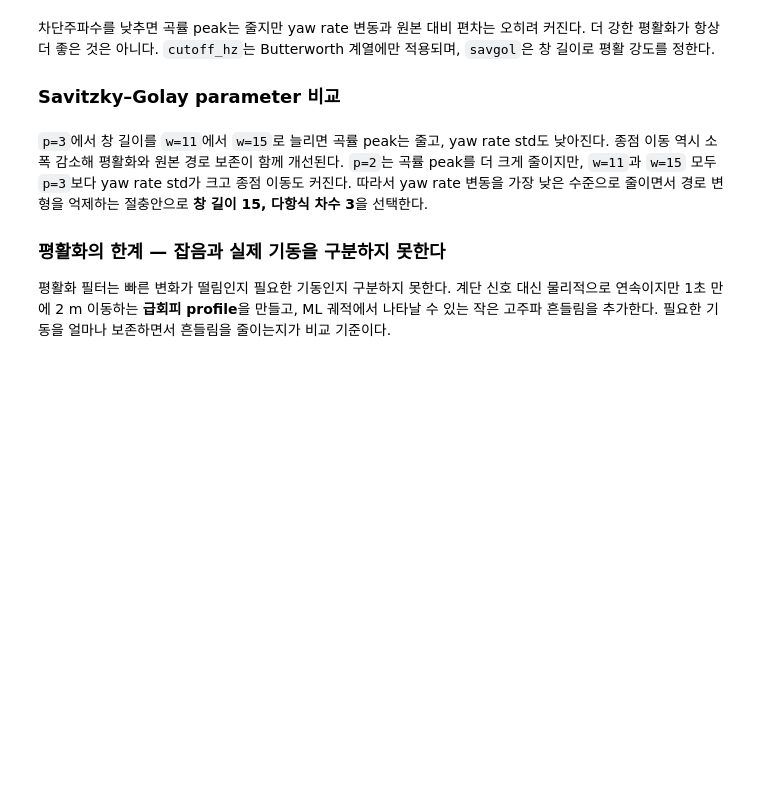
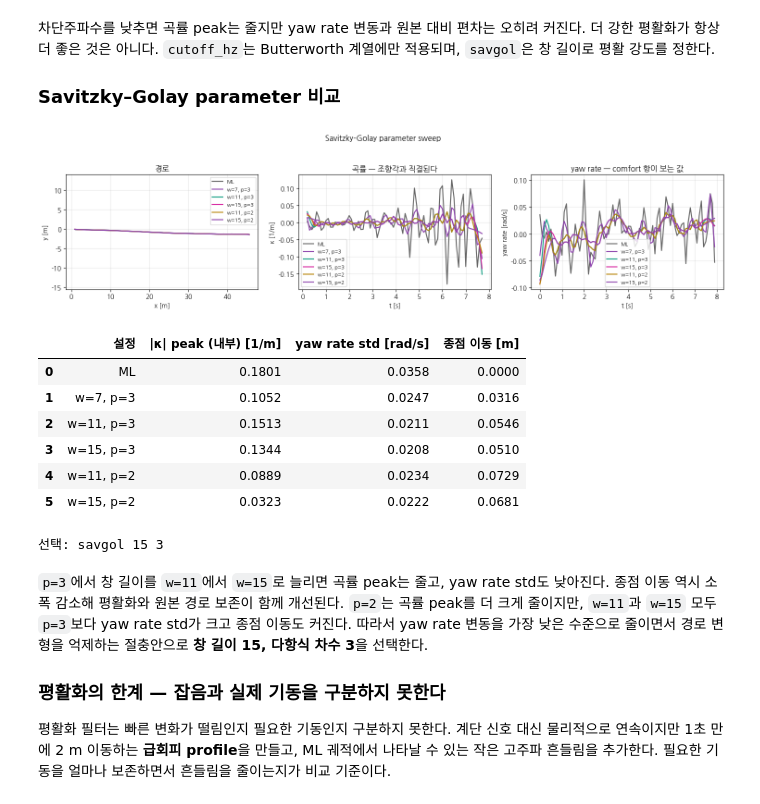
Before and after one commit to jiyanglee/E2E_Refinement_Practice, a Jupyter notebook: practice/practice3_ml_planner_refinement.ipynb, the cells around one changed output. Drawn from its saved outputs; the diff is of its cells as text; code cells hidden in the pictures; blank space fills up the shorter version.

```diff
--- a/practice/practice3_ml_planner_refinement.ipynb
+++ b/practice/practice3_ml_planner_refinement.ipynb
@@ -438,21 +453,31 @@ display(pd.DataFrame([
 # %%
 # 긴 window: 넓은 구간 평활화 · 높은 order: 세부 형상 보존
 sg = {"ML": ml0}
 for w, p in ((7, 3), (11, 3), (15, 3), (11, 2), (15, 2)):
     f = LowPassTrajectoryFilter(mode="savgol", savgol_window=w, savgol_polyorder=p)
     sg[f"w={w}, p={p}"] = f(ml0, origin=(0, 0, 0))
 
 fig, axes = plot_trajectory_signals(sg, dt=0.1, title="Savitzky–Golay parameter sweep")
 plt.show()
 display(pd.DataFrame([
     {"설정": name, "|κ| peak (내부) [1/m]": np.abs(curvature(tr)[2:-2]).max(),
      "yaw rate std [rad/s]": heading_rate(tr, .1).std(),
      "종점 이동 [m]": np.linalg.norm(tr[-1, :2] - ml0[-1, :2])}
     for name, tr in sg.items()
 ]).round(4))
 
-SAVGOL_WINDOW, SAVGOL_POLYORDER = ____, ____  # TODO ③ 위 결과표를 보고 선택
+SAVGOL_WINDOW, SAVGOL_POLYORDER = 15, 3  # TODO ③ 위 결과표를 보고 선택
 print("선택: savgol", SAVGOL_WINDOW, SAVGOL_POLYORDER)
+# %% [output]
+[figure, added]
+|  | 설정 | |κ| peak (내부) [1/m] | yaw rate std [rad/s] | 종점 이동 [m] |
+| 0 | ML | 0.1801 | 0.0358 | 0.0000 |
+| 1 | w=7, p=3 | 0.1052 | 0.0247 | 0.0316 |
+| 2 | w=11, p=3 | 0.1513 | 0.0211 | 0.0546 |
+| 3 | w=15, p=3 | 0.1344 | 0.0208 | 0.0510 |
+| 4 | w=11, p=2 | 0.0889 | 0.0234 | 0.0729 |
+| 5 | w=15, p=2 | 0.0323 | 0.0222 | 0.0681 |
+선택: savgol 15 3
 # %% [markdown]
 `p=3`에서 창 길이를 `w=11`에서 `w=15`로 늘리면 곡률 peak는 줄고, yaw rate std도 낮아진다.
 종점 이동 역시 소폭 감소해 평활화와 원본 경로 보존이 함께 개선된다. `p=2`는 곡률 peak를 더 크게 줄이지만, `w=11`과
```
Also changed, not shown: parts of 40 cells of this notebook, 1 other file.
